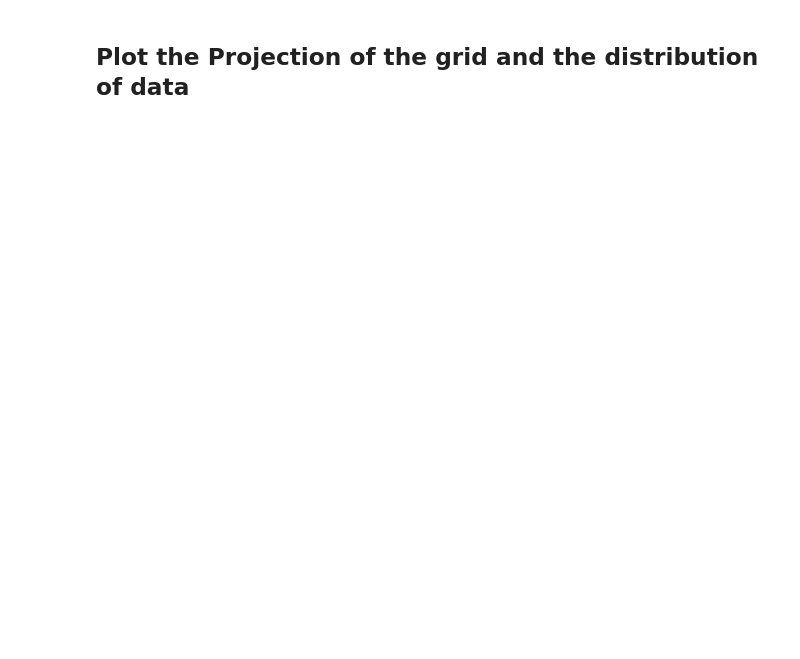
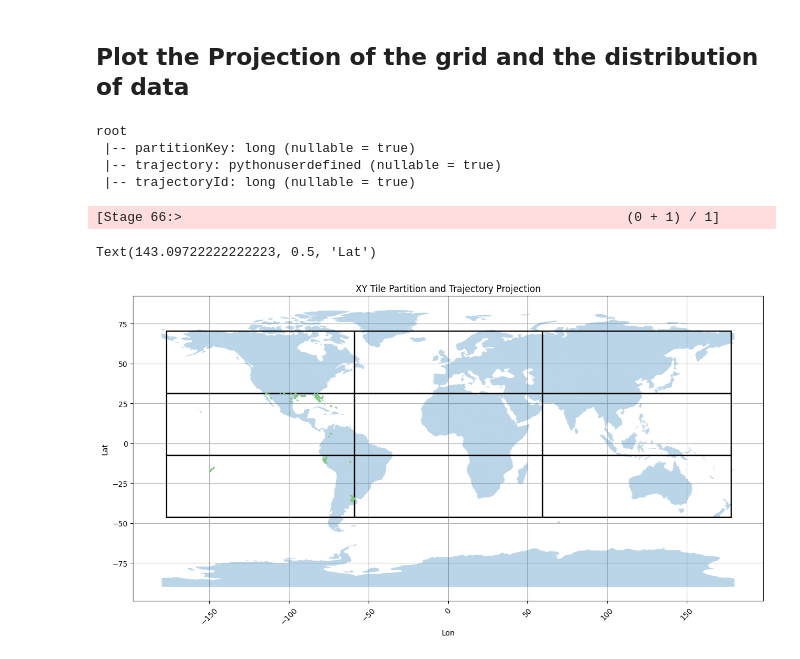
Before and after one commit to Action52/MobilityPySpark, a Jupyter notebook: pysparkmeos/RegularGridSpark.ipynb, the cells around one changed output. Saved outputs shown, nothing was run; the diff lists cells and outputs as text; code cells hidden in the pictures; blank space fills up the shorter version.

```diff
--- a/pysparkmeos/RegularGridSpark.ipynb
+++ b/pysparkmeos/RegularGridSpark.ipynb
@@ -86,7 +87,8 @@ First, we are going to read a dataset from OpenSky, this dataset cointains the t
 Using the latitude, longitude and timestamp we can create a PyMEOS TGeogPointInst, that in PySpark will be wrapped into a TGeogPointInstUDT object.
 # %%
 # Read data from a CSV file
-data_path = "../../small_mid_states_2022-06-27-00.csv"  # Update this with your CSV file path
+data_path = "../../small_states_2022-06-27-00.csv"  # Update this with your CSV file path
+#data_path = "../../sample.csv"
 df = spark.read.csv(data_path, header=True, inferSchema=True, mode='PERMISSIVE').select("icao24", "time", "lat", "lon")
 
 # Clean nans, if not Points can't be created
@@ -96,6 +98,8 @@ df = df.dropna(subset=["lat", "lon", "time", "icao24"])
 # Convert the 'time' column to the correct format
 df = df \
     .withColumn("time", F.from_unixtime(F.col("time"), "yyyy-MM-dd' 'HH:mm:ss")) \
+    .withColumn("lat", F.round("lat", 2)) \
+    .withColumn("lon", F.round("lon", 2)) \
     .withColumn("Point", create_point_udf("lat", "lon", "time")) \
     .withColumn("x", get_point_x("Point")) \
     .withColumn("y", get_point_y("Point")) \
@@ -299,5 +346,5 @@ boundsdf = df.agg(
 # %%
-bounds = STBoxWrap(
-        "STBOX XT(((-177.02969360351562,-46.421356201171875),(177.816650390625,70.29727935791016)),[2022-06-27 00:00:00+00, 2022-06-27 00:15:00+00])",
-        geodetic=True)
-bounds
+#bounds = STBoxWrap(
+#        "SRID=0;STBOX XT(((-177.02969360351562,-46.421356201171875),(177.816650390625,70.29727935791016)),[2022-06-27 00:00:00+00, 2022-06-27 00:15:00+00])",
+#        geodetic=False)
+#bounds
@@ -453,18 +509,19 @@ Py4JJavaError: An error occurred while calling o388.showString.
 # %%
 from pyspark.sql import SQLContext
 
-trajectoriesPart = spark.table("trajectoriesPart")
+#trajectoriesPart = spark.table("trajectoriesPart")
 
 #print(trajectoriesPart.tail(5))
-print(trajectoriesPart.count())
-print(trajectoriesPart.rdd.getNumPartitions())
+#print(trajectoriesPart.count())
+#print(trajectoriesPartMap.rdd.getNumPartitions())
 
 
 # This operation can be costly, for testing do with few data points (<= 1000).
 num_partitions = gp.num_partitions()
 #trajectoriesPart = trajectoriesPart.repartition(num_partitions, "partitionKey")
 #print(trajectoriesPart.rdd.getNumPartitions())
-trajectoriesPartRdd = trajectoriesPart.rdd.map(lambda x: (x['partitionKey'], x)).partitionBy(num_partitions)
-trajectoriesPart = trajectoriesPartRdd.toDF(["partitionKey", "trajectorydata"]).withColumn("trajectory", F.col("trajectorydata.trajectory")).withColumn("trajectoryId", F.col("trajectorydata.trajectoryId")).drop("trajectorydata")
+#trajectoriesPartRdd = trajectoriesPart.rdd.map(lambda x: (x['partitionKey'], x)).partitionBy(num_partitions)
+trajectoriesPartMap = trajectoriesPartMapRdd.toDF(["partitionKey", "trajectorydata"]).withColumn("trajectory", F.col("trajectorydata.trajectory")).withColumn("trajectoryId", F.col("trajectorydata.trajectoryId")).drop("trajectorydata")
 #trajectoriesPart.groupBy("trajectoryId").agg(F.count(F.col("trajectory")).alias("cnt")).orderBy("cnt", ascending=False).show()
-trajectoriesPart.orderBy("trajectoryId").show()
+trajectoriesPartMap.orderBy("trajectoryId").cache()
+trajectoriesPartMap.show()
@@ -497,36 +629,41 @@ for partition_id, cnt in partition_counts:
 # %%
 fig, ax = plt.subplots(1, 1, figsize=(15, 10))
 
 # dfpoint = datardd.toDF(['partitionKey', 'Point'])
-trajectoriesPart.printSchema()
+trajectoriesPartMap.printSchema()
 
 # Create a bounding box
 # bounding_box = box(bounds.xmin(), bounds.ymin(), bounds.xmax(), bounds.ymax())
 
 world = gpd.read_file(gpd.datasets.get_path('naturalearth_lowres'))
 world.plot(ax=ax, alpha=0.3)
-
+#print(grid)
 gridstr = [row.tile.__str__() for row in grid.collect()]
 
 colors = plt.cm.Accent(np.linspace(0, 1, len(gridstr)))
 # Adding an alpha value when creating the color ma<p
 alpha_value = 1.0
 color_map = {i: colors[i][:3].tolist() + [alpha_value] for i, tile in enumerate(gridstr)}
 for i, tilestr in enumerate(gridstr):
     tile: STBox = STBoxWrap(tilestr).set_srid(0)
     tile.plot_xy(axes=ax, color="black", draw_filling=False)
 
-for idx, row in enumerate(trajectoriesPart.toLocalIterator()):
-    if i == 100:
-        break
-    if row.trajectory.num_instants() <= 1:
-        continue
+for idx, row in enumerate(trajectoriesPartMap.limit(2000).toLocalIterator()):
     traj = row.trajectory
+    #print(traj)
     #if type(point)==str:
     #    point = TGeogPointInst(point)
     #tpointseq = point.to_sequence(interp).plot(axes=ax,label="tpoint", color=color_map[row.partitionKey % gp.num_partitions()], facecolors='none')
-    traj.plot(axes=ax,label="trajectory", color=color_map[row.partitionKey % gp.num_partitions()])
+    traj.plot(axes=ax,label="trajectory", color=color_map[row.partitionKey % gp.num_partitions()], show_markers=False, ms=1)
 plt.title("XY Tile Partition and Trajectory Projection")
 plt.xlabel("Lon")
 plt.ylabel("Lat")
+# %% [output]
+root
+ |-- partitionKey: long (nullable = true)
+ |-- trajectory: pythonuserdefined (nullable = true)
+ |-- trajectoryId: long (nullable = true)
+[Stage 66:>                                                         (0 + 1) / 1]
+Text(143.09722222222223, 0.5, 'Lat')
+[figure, added]
 # %%
```
Also changed, not shown: parts of 12 cells of this notebook, 4 other files.
